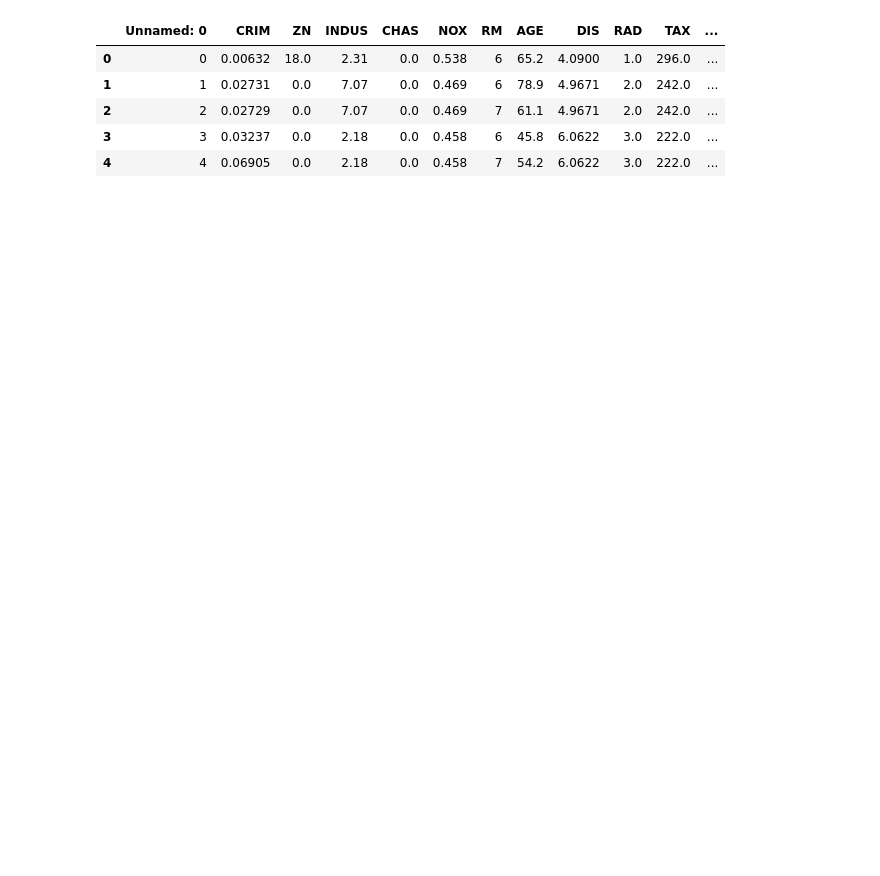
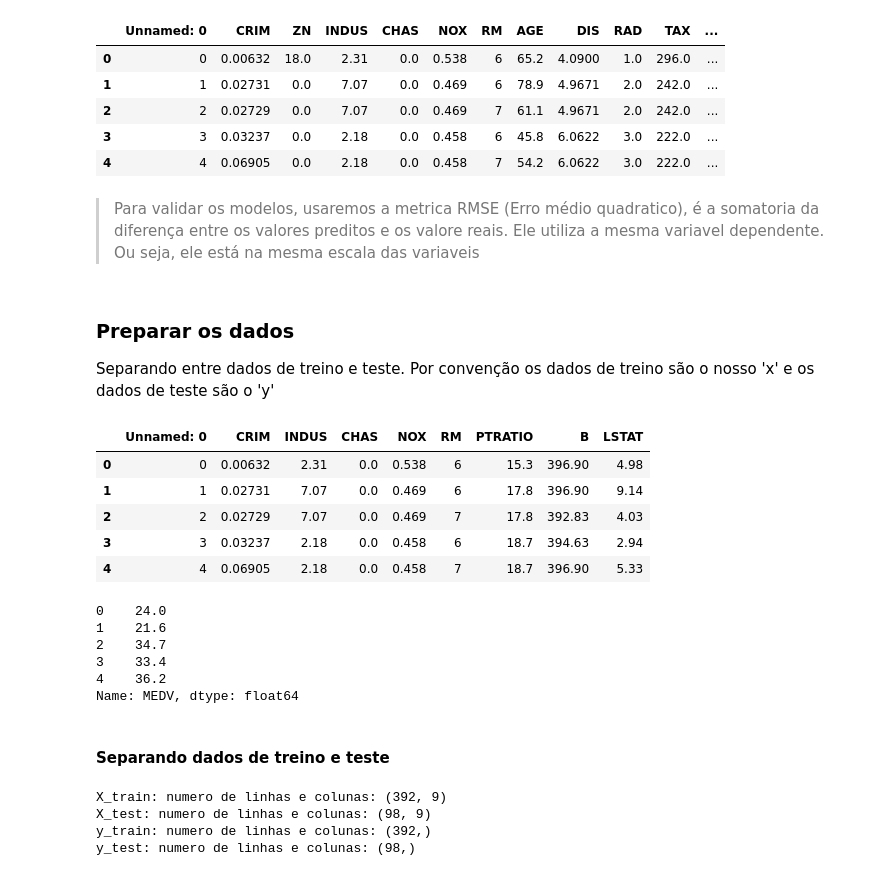
Before and after one commit to victorbertoldo/py, a Jupyter notebook: minerando/ep3.ipynb, the cells around one changed output. Saved outputs shown, nothing was run; the diff lists cells and outputs as text; code cells hidden in the pictures; blank space fills up the shorter version.

```diff
--- a/minerando/ep3.ipynb
+++ b/minerando/ep3.ipynb
@@ -32,3 +41,11 @@ data.head()
 | 2 | 2 | 0.02729 | 0.0 | 7.07 | 0.0 | 0.469 | 7 | 61.1 | 4.9671 | 2.0 | 242.0 | ... |
 | 3 | 3 | 0.03237 | 0.0 | 2.18 | 0.0 | 0.458 | 6 | 45.8 | 6.0622 | 3.0 | 222.0 | ... |
 | 4 | 4 | 0.06905 | 0.0 | 2.18 | 0.0 | 0.458 | 7 | 54.2 | 6.0622 | 3.0 | 222.0 | ... |
+# %% [markdown]
+> Para validar os modelos, usaremos a metrica RMSE (Erro médio quadratico), é a somatoria da diferença entre os valores preditos e os valore reais.
+Ele utiliza a mesma variavel dependente. Ou seja, ele está na mesma escala das variaveis
+# %% [markdown]
+### Preparar os dados
+
+Separando entre dados de treino e teste.
+Por convenção os dados de treino são o nosso 'x' e os dados de teste são o 'y'
@@ -34,0 +55,24 @@ data.head()
+# %%
+# removendo colunas colineares, variavel alvo e coluna categorias
+# Colunas muito correlacionadas atrapalham o modelo de previsão
+X = data.drop(['RAD', 'TAX', 'MEDV','DIS', 'AGE', 'ZN', 'categorias'], axis=1)
+# %%
+X.head()
+# %% [output]
+|  | Unnamed: 0 | CRIM | INDUS | CHAS | NOX | RM | PTRATIO | B | LSTAT |
+| 0 | 0 | 0.00632 | 2.31 | 0.0 | 0.538 | 6 | 15.3 | 396.90 | 4.98 |
+| 1 | 1 | 0.02731 | 7.07 | 0.0 | 0.469 | 6 | 17.8 | 396.90 | 9.14 |
+| 2 | 2 | 0.02729 | 7.07 | 0.0 | 0.469 | 7 | 17.8 | 392.83 | 4.03 |
+| 3 | 3 | 0.03237 | 2.18 | 0.0 | 0.458 | 6 | 18.7 | 394.63 | 2.94 |
+| 4 | 4 | 0.06905 | 2.18 | 0.0 | 0.458 | 7 | 18.7 | 396.90 | 5.33 |
+# %%
+y.head()
+# %% [output]
+0    24.0
+1    21.6
+2    34.7
+3    33.4
+4    36.2
+Name: MEDV, dtype: float64
+# %% [markdown]
+#### Separando dados de treino e teste
@@ -34,0 +86,11 @@ data.head()
+# %%
+# impreme a qtd de linhas de cada um dos conj
+print( 'X_train: numero de linhas e colunas: {}'.format(X_train.shape))
+print( 'X_test: numero de linhas e colunas: {}'.format(X_test.shape))
+print( 'y_train: numero de linhas e colunas: {}'.format(y_train.shape))
+print( 'y_test: numero de linhas e colunas: {}'.format(y_test.shape))
+# %% [output]
+X_train: numero de linhas e colunas: (392, 9)
+X_test: numero de linhas e colunas: (98, 9)
+y_train: numero de linhas e colunas: (392,)
+y_test: numero de linhas e colunas: (98,)
```
Also changed, not shown: parts of 53 cells of this notebook, 7 other files.
